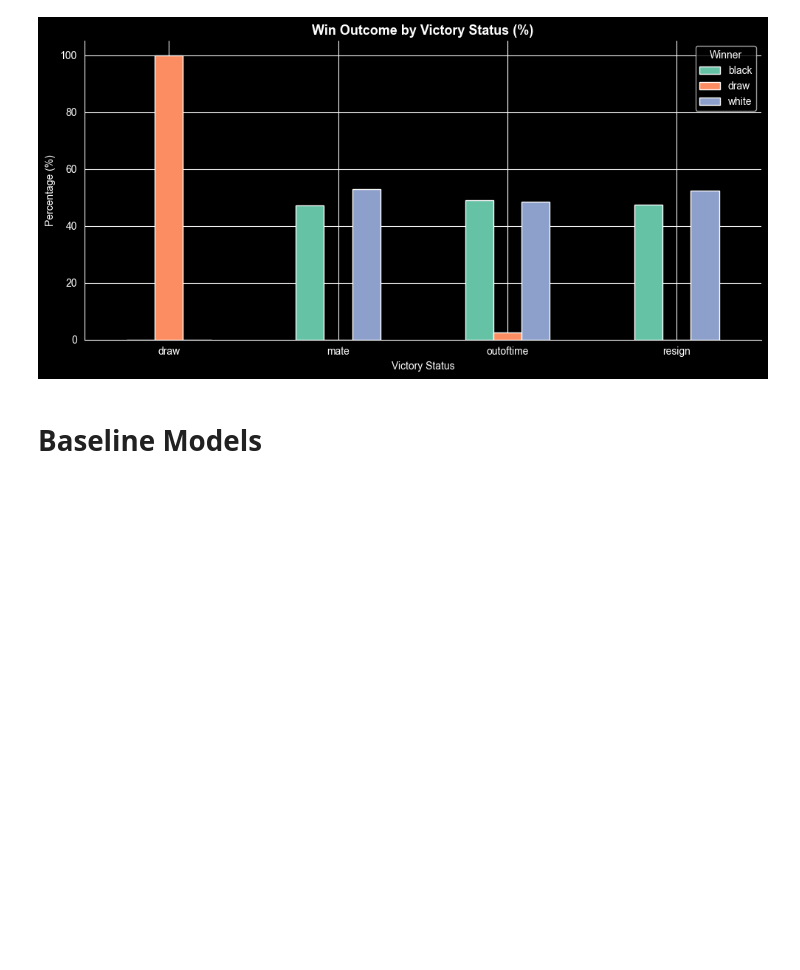
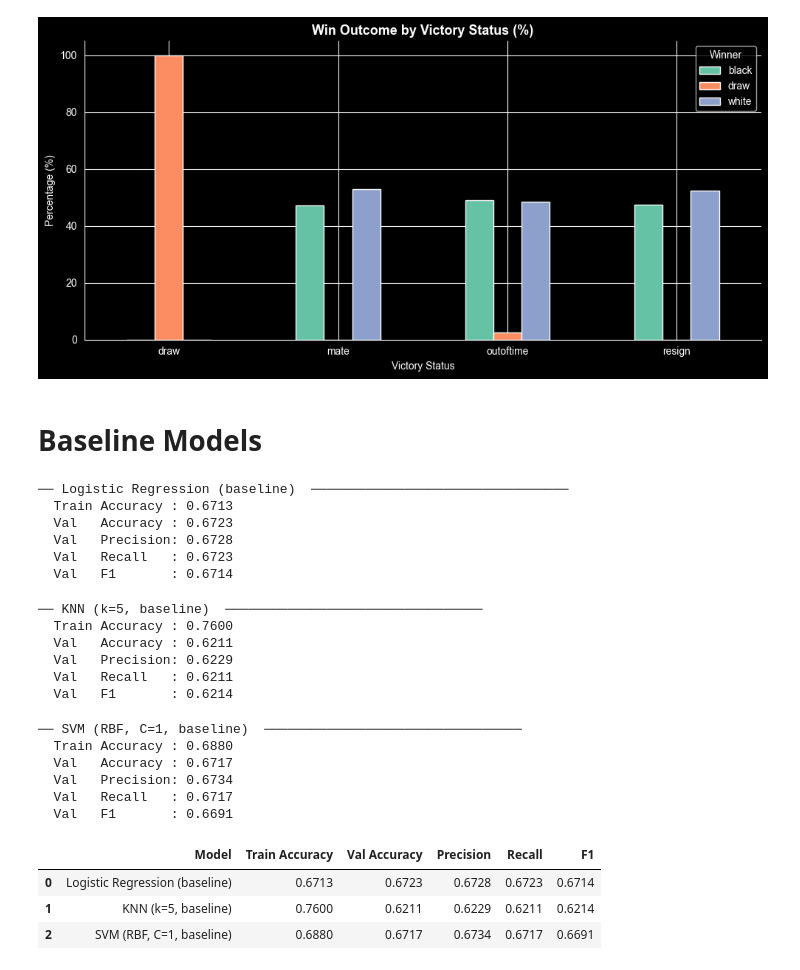
Before and after one commit to uriel-olayinka/ML_chess, a Jupyter notebook: progress_report.ipynb, the cells around one changed output. Saved outputs shown, nothing was run; the diff lists cells and outputs as text; code cells hidden in the pictures; blank space fills up the shorter version.

```diff
--- a/progress_report.ipynb
+++ b/progress_report.ipynb
@@ -308,3 +306,74 @@ plt.show()
 [figure]
 # %% [markdown]
 # Baseline Models
+# %%
+def evaluate_model(model, X_train, y_train, X_val, y_val, name=''):
+    model.fit(X_train, y_train)
+
+    train_acc = accuracy_score(y_train, model.predict(X_train))
+    val_acc = accuracy_score(y_val, model.predict(X_val))
+
+    y_val_pred = model.predict(X_val)
+    precision = precision_score(y_val, y_val_pred, average='weighted', zero_division=0)
+    recall = recall_score(y_val, y_val_pred, average='weighted', zero_division=0)
+    f1 = f1_score(y_val, y_val_pred, average='weighted', zero_division=0)
+
+    print(f"\n── {name}  ─────────────────────────────────")
+    print(f"  Train Accuracy : {train_acc:.4f}")
+    print(f"  Val   Accuracy : {val_acc:.4f}")
+    print(f"  Val   Precision: {precision:.4f}")
+    print(f"  Val   Recall   : {recall:.4f}")
+    print(f"  Val   F1       : {f1:.4f}")
+
+    return {
+        "Model": name,
+        "Train Accuracy": round(train_acc, 4),
+        "Val Accuracy": round(val_acc, 4),
+        "Precision": round(precision, 4),
+        "Recall": round(recall, 4),
+        "F1": round(f1, 4)
+    }
+
+results = []
+# %%
+# 1. Logistic Regression
+lr_baseline = LogisticRegression(max_iter=1000, random_state=RANDOM_STATE)
+results.append(evaluate_model(lr_baseline, X_train_scaled, y_train, X_val_scaled, y_val, name='Logistic Regression (baseline)'))
+# %% [output]
+── Logistic Regression (baseline)  ─────────────────────────────────
+  Train Accuracy : 0.6713
+  Val   Accuracy : 0.6723
+  Val   Precision: 0.6728
+  Val   Recall   : 0.6723
+  Val   F1       : 0.6714
+# %%
+# 2. K-Nearest Neighbors
+knn_baseline = KNeighborsClassifier(n_neighbors=5)
+results.append(evaluate_model(knn_baseline, X_train_scaled, y_train, X_val_scaled, y_val, 'KNN (k=5, baseline)'))
+# %% [output]
+── KNN (k=5, baseline)  ─────────────────────────────────
+  Train Accuracy : 0.7600
+  Val   Accuracy : 0.6211
+  Val   Precision: 0.6229
+  Val   Recall   : 0.6211
+  Val   F1       : 0.6214
+# %%
+# 3. Support Vector Machine
+svm_baseline = SVC(kernel='rbf', C=1.0, random_state=RANDOM_STATE)
+results.append(evaluate_model(svm_baseline, X_train_scaled, y_train, X_val_scaled, y_val, 'SVM (RBF, C=1, baseline)'))
+# %% [output]
+── SVM (RBF, C=1, baseline)  ─────────────────────────────────
+  Train Accuracy : 0.6880
+  Val   Accuracy : 0.6717
+  Val   Precision: 0.6734
+  Val   Recall   : 0.6717
+  Val   F1       : 0.6691
+# %%
+# Summary
+results_df = pd.DataFrame(results)
+results_df
+# %% [output]
+|  | Model | Train Accuracy | Val Accuracy | Precision | Recall | F1 |
+| 0 | Logistic Regression (baseline) | 0.6713 | 0.6723 | 0.6728 | 0.6723 | 0.6714 |
+| 1 | KNN (k=5, baseline) | 0.7600 | 0.6211 | 0.6229 | 0.6211 | 0.6214 |
+| 2 | SVM (RBF, C=1, baseline) | 0.6880 | 0.6717 | 0.6734 | 0.6717 | 0.6691 |
```
Also changed, not shown: parts of 3 cells of this notebook, 2 other files.
